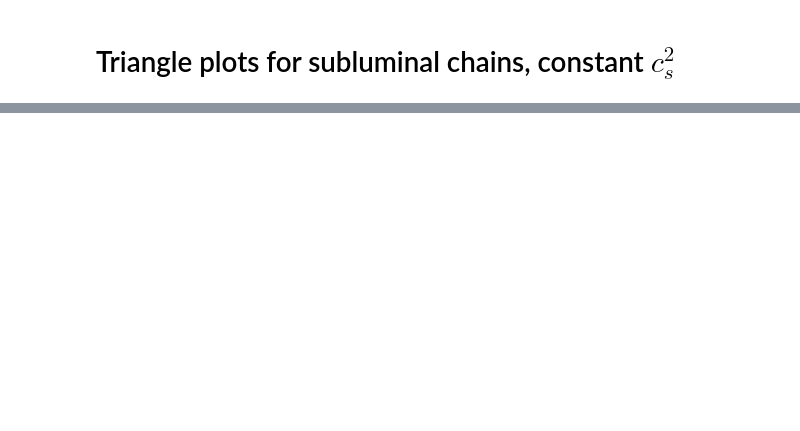
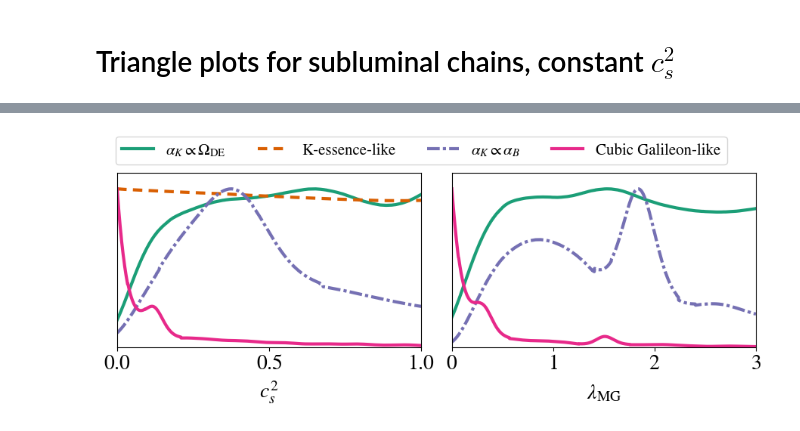
Before and after one commit to joaoreboucas1/cs2-project, a Jupyter notebook: data_analysis/triangle_ds1_subluminal.ipynb, the cells around one changed output, grey strips where cells are left out. Cells and saved outputs as stored; diff of their text form; code cells hidden in the pictures; blank space fills up the shorter version.

```diff
--- a/data_analysis/triangle_ds1_subluminal.ipynb
+++ b/data_analysis/triangle_ds1_subluminal.ipynb
@@ -63,0 +101,19 @@ p.fig.savefig("plots/triangle_ds1_subluminal_mg_kessence.pdf", bbox_inches="tigh
+# %%
+p = plots.get_subplot_plotter(width_inch=9, subplot_size_ratio=3/4)
+p.settings.axes_fontsize=20
+p.settings.axes_labelsize=20
+p.settings.legend_fontsize=15
+p.plots_1d(
+    [chains[56], chains[57], chains[58], chains[59]],
+    ["cs2_0", "alpha_K_0"],
+    colors=utils.colors,
+    lws=3,
+    ls=["-", "--", "-.", "-"],
+    nx=2,
+    legend_labels=["$\\alpha_K \\propto \\Omega_\\mathrm{DE}$", "K-essence-like", "$\\alpha_K \\propto \\alpha_B$", "Cubic Galileon-like"],
+    legend_loc="upper right",
+    legend_ncol=4,
+    param_limits={"w": [-1.01, -0.55], "wa": [-1.55, 0.1], "H0": [65, 69], "omegam": [0.295, 0.34]}
+)
+p.fig.savefig("plots/lambda_mg_cs2_subluminal_ds1.pdf", bbox_inches="tight")
+# %% [output]
@@ -63,0 +121 @@ p.fig.savefig("plots/triangle_ds1_subluminal_mg_kessence.pdf", bbox_inches="tigh
+[figure, added]
```
Also changed, not shown: parts of 5 cells of this notebook, 23 other files.
